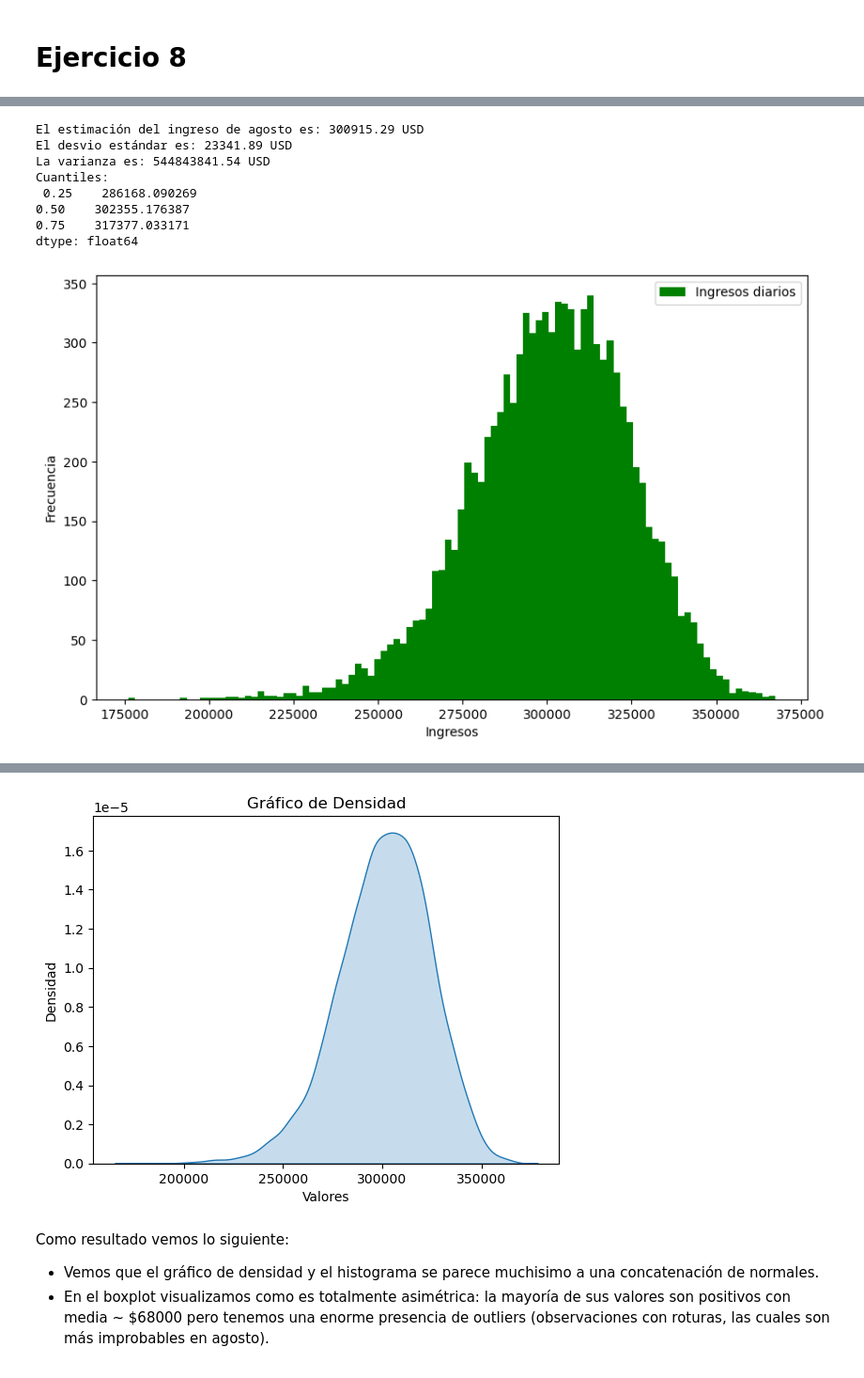
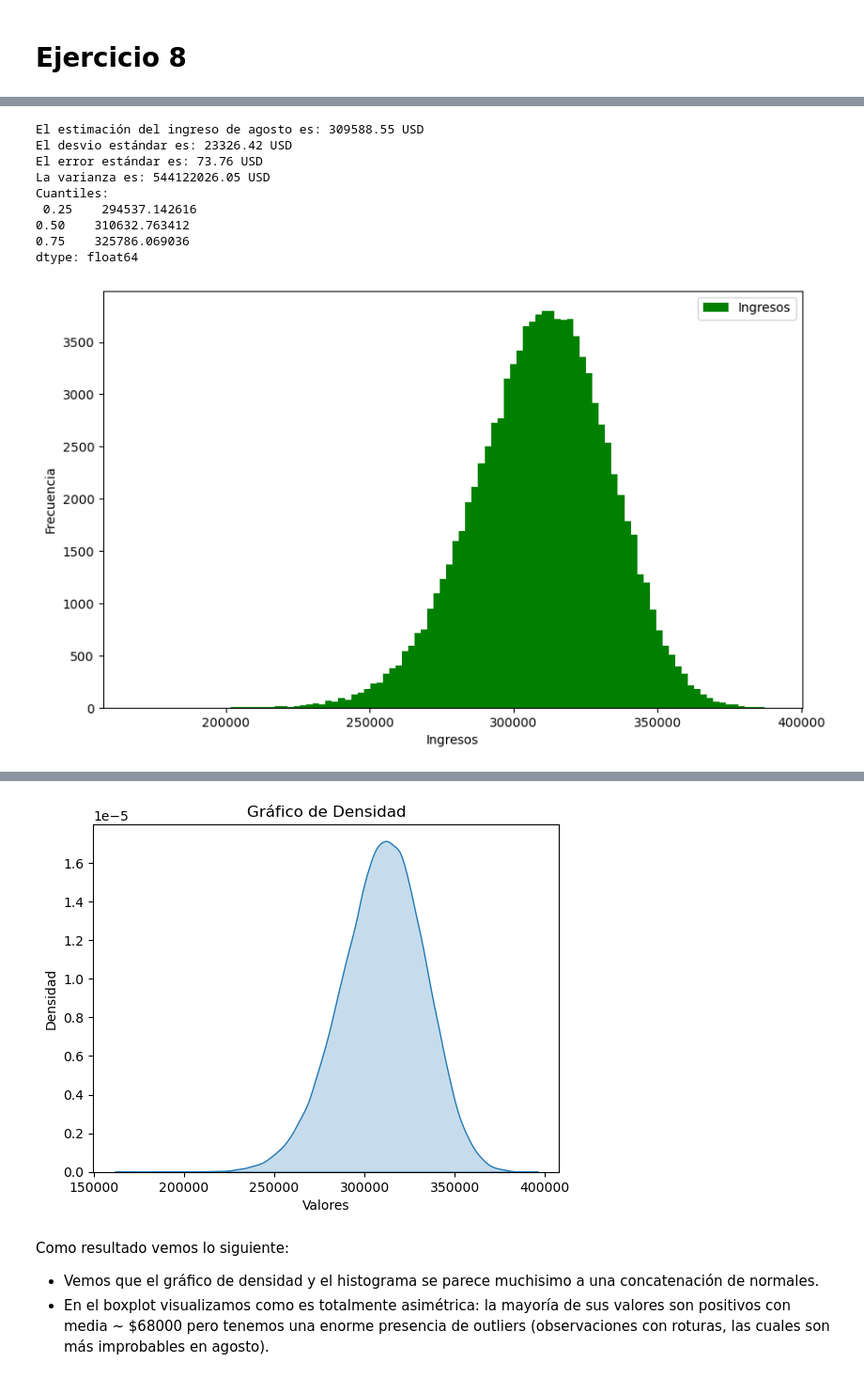
Before and after one commit to mrgimenezcosta/TP1_ACN, a Jupyter notebook: v2TP1ACN.ipynb, the cells around one changed output, grey strips where cells are left out. Shown at 94% size. Cells and saved outputs as stored; diff of their text form; code cells hidden in the pictures.

```diff
--- a/v2TP1ACN.ipynb
+++ b/v2TP1ACN.ipynb
@@ -391,13 +413,11 @@ S, D = wind_path(S_0, D_0, kappa, theta, sigma, delta, beta, gamma, T)
 viento_norte = S - (D / 2) # Generamos Viento Norte
 viento_sur = S + (D / 2) # Generamos Viento Sur
 
-# Parámetros de operación
-K = 7.5 # Umbral de velocidad de viento para apagar el molino
+K = 7 # Umbral de velocidad de viento para apagar el molino
 
 # Simulación de ganancias de molinos Norte y Sur
 cash_flow_norte, roturas_norte, encendidos_norte, apagados_norte, estados_norte = simulate_molino(viento_norte, K, T)
 cash_flow_sur, roturas_sur, encendidos_sur, apagados_sur, estados_sur  = simulate_molino(viento_sur, K, T)
-
 
 # Cálculo del Valor Actual Neto (VAN)
 tasa_interes = 0.05
@@ -527,7 +557,7 @@ $$
 \mathbb{E}[h(\text{Profit})]
 $$
 # %%
-def VAN_estimado_k(num_simulaciones, K):  # Inicializa el mejor K como None
+def VAN_estimado_k(num_simulaciones, K):
     np.random.seed(20)
     van_total = 0
     van_lista = []
@@ -536,18 +566,17 @@ def VAN_estimado_k(num_simulaciones, K):  # Inicializa el mejor K como None
         cash_flow_norte, _, _, _, _ = simulate_molino(S + D / 2, K, T)
         cash_flow_sur, _, _, _, _= simulate_molino(S - D / 2, K, T)
         cash_flow_total = cash_flow_norte + cash_flow_sur
-        van = calcular_van(cash_flow_total, tasa_interes, T)  # Calcula el VAN del cash flow total
+        van = calcular_van(cash_flow_total, tasa_interes, T)
         van_total = van_total + van
         van_lista.append(van)
-    van_total = van_total / num_simulaciones
-    std_van = np.std(van_lista)
-    error_estandar = std_van / np.sqrt(num_simulaciones)
+    van_total = van_total / num_simulaciones #calculamos el VAN promedio
+    std_van = np.std(van_lista) #calculamos la desviación estándar
+    error_estandar = std_van / np.sqrt(num_simulaciones) #calculamos el error estándar
     return van_total, std_van, error_estandar
 
-# Ejecutar la función
-num_simulaciones = 10000
+num_simulaciones = 100000
 k = 9
-van_K, std_van_K, error_estandar_K = VAN_estimado_k(num_simulaciones, K)
+van_K, std_van_K, error_estandar_K = VAN_estimado_k(num_simulaciones, k)
 
 print(f"El VAN promedio es: {van_K:.2f} USD")
 print(f"La desviación estándar es: {std_van_K:.2f} USD")
@@ -561,17 +592,17 @@ Para poder realizar este ejercicio tomamos una forma muy parecida al ejercicio p
 # %%
 def k_optimo(num_simulaciones):
     np.random.seed(20)
-    k_max = None  # Inicializa el mejor K como None
-    van_max = -np.inf  # Inicializa el VAN máximo como un valor muy bajo
+    k_max = None  # inicializamos el mejor K como None
+    van_max = -np.inf  # inicializamos el VAN máximo como un valor muy bajo
     error_estandar_max = 0
     for k in np.arange(1, 13, 0.25):
-        van_lista = []  # Lista para almacenar los VAN de cada simulación
+        van_lista = []
         for i in range(num_simulaciones):
             S, D = wind_path(S_0, D_0, kappa, theta, sigma, delta, beta, gamma, T)
             cash_flow_norte, _, _, _, _ = simulate_molino(S + D / 2, k, T)
             cash_flow_sur, _, _, _, _ = simulate_molino(S - D / 2, k, T)
             cash_flow_total = cash_flow_norte + cash_flow_sur
-            van = calcular_van(cash_flow_total, tasa_interes, T)  # Calcula el VAN del cash flow total
+            van = calcular_van(cash_flow_total, tasa_interes, T)
             van_lista.append(van)
 
         van_total = np.mean(van_lista)
@@ -586,7 +617,7 @@ def k_optimo(num_simulaciones):
     return k_max, van_max, error_estandar_max
 
 # Ejecutar la función
-num_simulaciones = 10000
+num_simulaciones = 100000
 k_max, van_promedio, error_estandar_max = k_optimo(num_simulaciones)
 
 # Mostrar resultados
@@ -606,13 +633,15 @@ Aquí nuestra operativa fue comparar nuestro óptimo y calcular el ingenuo media
 # %%
-num_simulaciones=10000
+num_simulaciones=100000
+
 # Opción Ingenua -> Elegimos un K muy alto, por lo que nunca vamos a apagar los molinos
-K=30
+K = 30
 # Ejecutar la función con K = 30 (nunca llega)
 van_K, std_van_K, error_estandar_K = VAN_estimado_k(num_simulaciones, K)
 print(f"El VAN promedio es: {van_K:.2f} USD con método ingenuo")
 print(f"El Error estándar  es: {error_estandar_K:.2f} USD con método ingenuo")
 
-K=k_max
+#Opción óptima -> usamos el K que nos da mayor VAN
+K = k_max
 # Ejecutar la función con K = 7.75
 van_K_max, std_van_K_max, error_estandar_K_max = VAN_estimado_k(num_simulaciones, K)
 print(f"El VAN promedio es: {van_K_max:.2f} USD con K óptimo")
@@ -668,7 +697,7 @@ def simulate_molino_ingresos(S, K, T):
 
     return cash_flow
 # %%
-def ingresos_agosto(k_optimo, T= 365, num_simulaciones= 10000):
+def ingresos_agosto(k_optimo, T= 365, num_simulaciones= 100000):
     ingresos = []
     np.random.seed(244)
     for _ in range(num_simulaciones):
@@ -691,38 +720,39 @@ estimacion_agosto = np.mean(ingresos_agosto)
 print(f"El estimación del ingreso de agosto es: {estimacion_agosto:.2f} USD")
 print(f"El desvio estándar es: {desvio_agosto:.2f} USD")
 print(f"El error estándar es: {error_estandar_agosto:.2f} USD")
 print(f"La varianza es: {varianza_agosto:.2f} USD")
 
 serie = pd.Series(ingresos_agosto)
 cuantiles = serie.quantile([0.25, 0.5, 0.75])
 print("Cuantiles:\n", cuantiles)
 
 
 plt.figure(figsize=(10, 6))
-plt.hist(ingresos_agosto, bins = 100, color='g', label='Ingresos diarios')
+plt.hist(ingresos_agosto, bins = 100, color='g', label='Ingresos')
 plt.xlabel('Ingresos')
 plt.ylabel('Frecuencia')
 plt.title('')
 plt.legend()
 plt.show()
 
 plt.figure(figsize=(6, 6))
 sns.boxplot(ingresos_agosto)
 plt.title('Distribución de ingresos de agosto')
 plt.show()
 
 sns.kdeplot(serie, fill=True)
 plt.title('Gráfico de Densidad')
 plt.xlabel('Valores')
 plt.ylabel('Densidad')
 plt.show()
 # %% [output]
-El estimación del ingreso de agosto es: 300915.29 USD
-El desvio estándar es: 23341.89 USD
-La varianza es: 544843841.54 USD
+El estimación del ingreso de agosto es: 309588.55 USD
+El desvio estándar es: 23326.42 USD
+El error estándar es: 73.76 USD
+La varianza es: 544122026.05 USD
 Cuantiles:
- 0.25    286168.090269
-0.50    302355.176387
-0.75    317377.033171
+ 0.25    294537.142616
+0.50    310632.763412
+0.75    325786.069036
 dtype: float64
-[figure, old version]
+[figure, new version]
@@ -730,4 +760,4 @@ dtype: float64
-[figure, old version]
+[figure, new version]
 # %% [markdown]
 Como resultado vemos lo siguiente:
 
```
Also changed, not shown: parts of 39 cells of this notebook, 1 other file.
